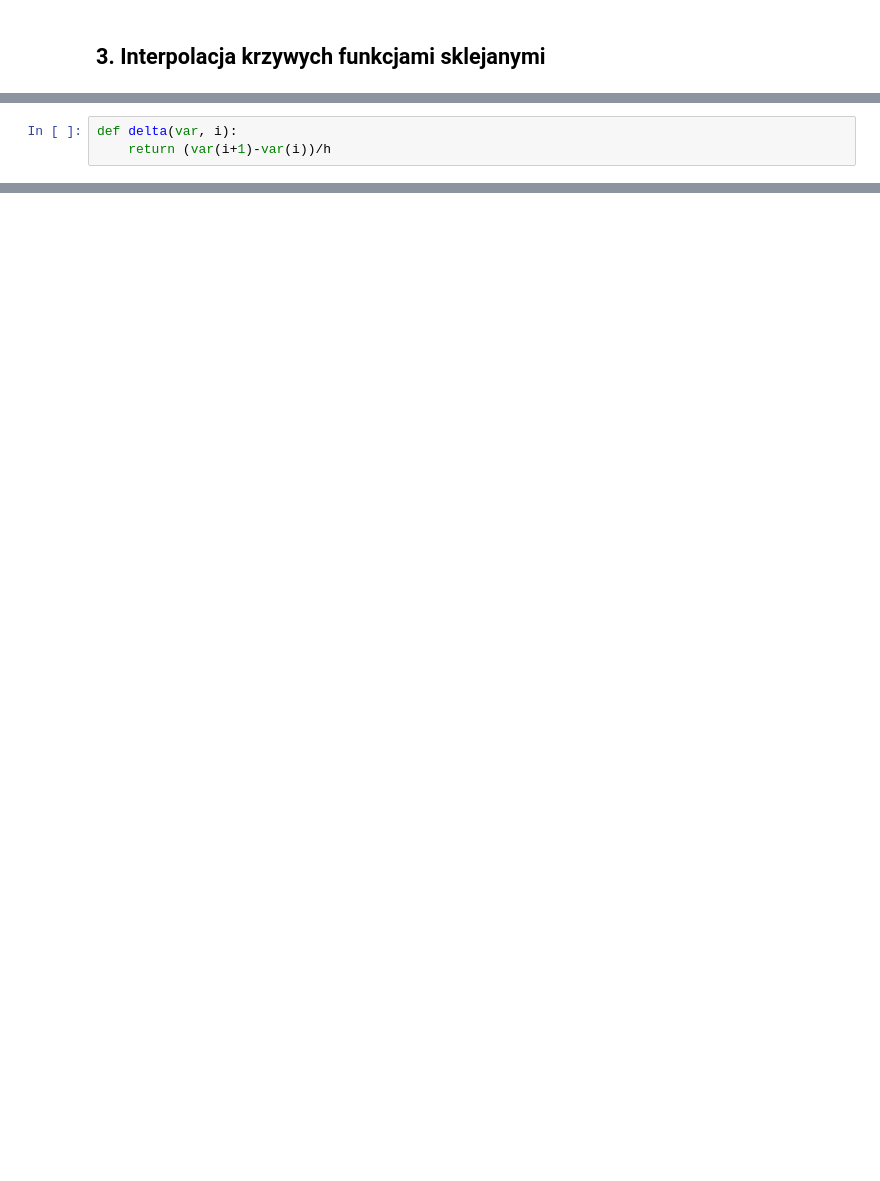
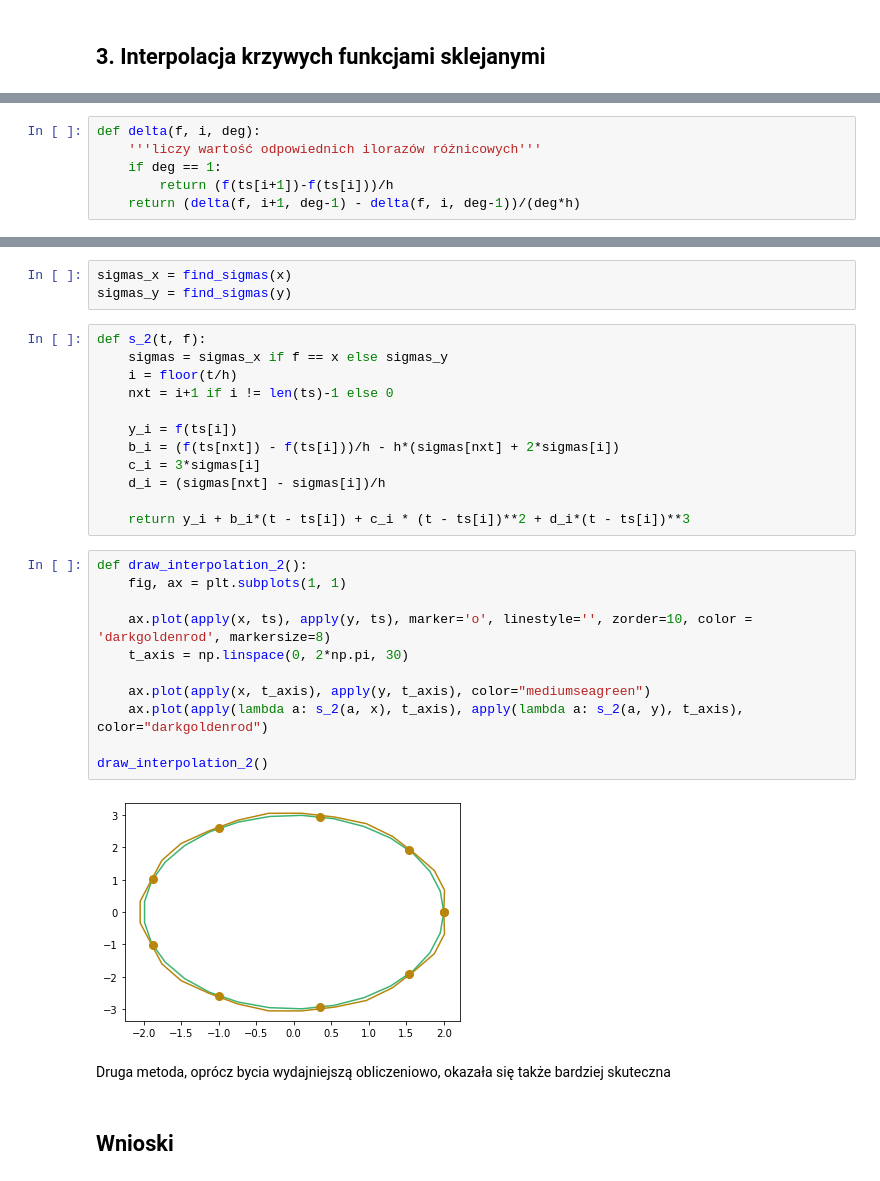
Before and after one commit to mhawryluk/mownit, a Jupyter notebook: lab2/lab2.ipynb, the cells around one changed output, grey strips where cells are left out. Drawn from its saved outputs; the diff is of its cells as text; blank space fills up the shorter version.

```diff
--- a/lab2/lab2.ipynb
+++ b/lab2/lab2.ipynb
@@ -117,3 +179,6 @@ def s(i, t, var):
 # %%
-def delta(var, i):
-    return (var(i+1)-var(i))/h
+def delta(f, i, deg):
+    '''liczy wartość odpowiednich ilorazów różnicowych'''
+    if deg == 1:
+        return (f(ts[i+1])-f(ts[i]))/h
+    return (delta(f, i+1, deg-1) - delta(f, i, deg-1))/(deg*h)
@@ -162,0 +207,32 @@ sigmas = np.linalg.solve(A, B)
+# %%
+sigmas_x = find_sigmas(x)
+sigmas_y = find_sigmas(y)
+# %%
+def s_2(t, f):
+    sigmas = sigmas_x if f == x else sigmas_y
+    i = floor(t/h)
+    nxt = i+1 if i != len(ts)-1 else 0
+
+    y_i = f(ts[i])
+    b_i = (f(ts[nxt]) - f(ts[i]))/h - h*(sigmas[nxt] + 2*sigmas[i])
+    c_i = 3*sigmas[i]
+    d_i = (sigmas[nxt] - sigmas[i])/h
+
+    return y_i + b_i*(t - ts[i]) + c_i * (t - ts[i])**2 + d_i*(t - ts[i])**3
+# %%
+def draw_interpolation_2():
+    fig, ax = plt.subplots(1, 1)
+
+    ax.plot(apply(x, ts), apply(y, ts), marker='o', linestyle='', zorder=10, color = 'darkgoldenrod', markersize=8)
+    t_axis = np.linspace(0, 2*np.pi, 30)
+
+    ax.plot(apply(x, t_axis), apply(y, t_axis), color="mediumseagreen")
+    ax.plot(apply(lambda a: s_2(a, x), t_axis), apply(lambda a: s_2(a, y), t_axis), color="darkgoldenrod")
+
+draw_interpolation_2()
+# %% [output]
+[figure, added]
+# %% [markdown]
+Druga metoda, oprócz bycia wydajniejszą obliczeniowo, okazała się także bardziej skuteczna
+# %% [markdown]
+## Wnioski
```
Also changed, not shown: parts of 30 cells of this notebook.
